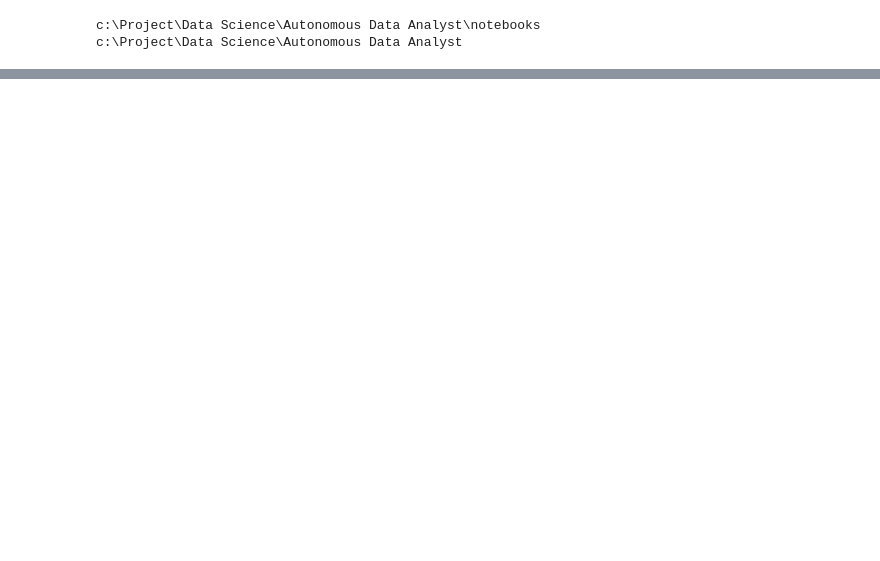
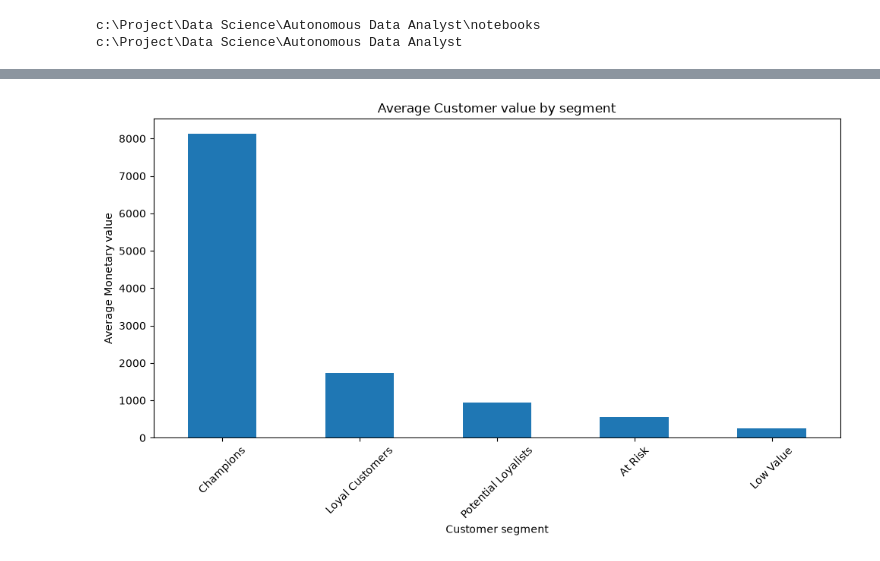
Before and after one commit to AKASHRAUT108/autonomous-data-analyst, a Jupyter notebook: notebooks/02_data_profiling.ipynb, the cells around one changed output, grey strips where cells are left out. Drawn from its saved outputs; the diff is of its cells as text; code cells hidden in the pictures; blank space fills up the shorter version.

```diff
--- a/notebooks/02_data_profiling.ipynb
+++ b/notebooks/02_data_profiling.ipynb
@@ -466,0 +721,18 @@ eda_summary.keys()
+# %%
+rfm["R_score"] = rfm["R_score"].astype(int)
+rfm["F_score"] = rfm["F_score"].astype(int)
+rfm["M_score"] = rfm["M_score"].astype(int)
+
+rfm["rfm_score"] = (
+    rfm["R_score"]
+    + rfm["F_score"]
+    + rfm["M_score"]
+)
+
+rfm[[
+    "customer_id",
+    "R_score",
+    "F_score",
+    "M_score",
+    "rfm_score"
+]].head()
@@ -466,0 +802,14 @@ eda_summary.keys()
+# %%
+segment_summary = (
+    rfm.groupby("segment")
+    .agg(
+        customers=("customer_id", "count"),
+        avg_recency=("Recency", "mean"),
+        avg_frequency=("Frequency", "mean"),
+        avg_monetary=("Monetary", "mean")
+    )
+    .round(2)
+    .sort_values("avg_monetary", ascending=False)
+)
+
+segment_summary
@@ -466,0 +824,13 @@ eda_summary.keys()
+# %%
+segment_summary["avg_monetary"].plot(
+    kind="bar",
+    figsize=(10,6)
+)
+plt.title("Average Customer value by segment")
+plt.xlabel("Customer segment")
+plt.ylabel("Average Monetary value")
+plt.xticks(rotation=45)
+plt.tight_layout()
+plt.show()
+# %% [output]
+[figure, added]
```
Also changed, not shown: parts of 49 cells of this notebook, 1 other file.
